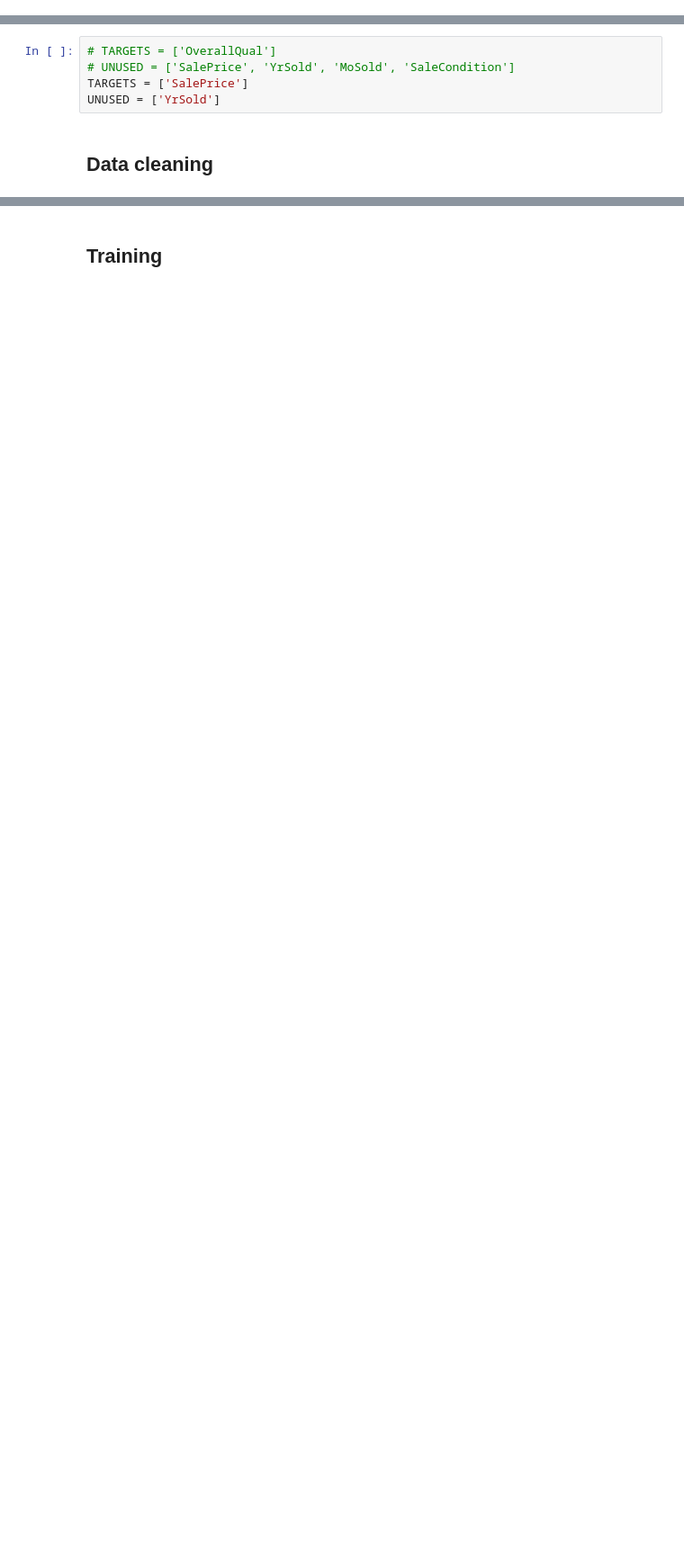
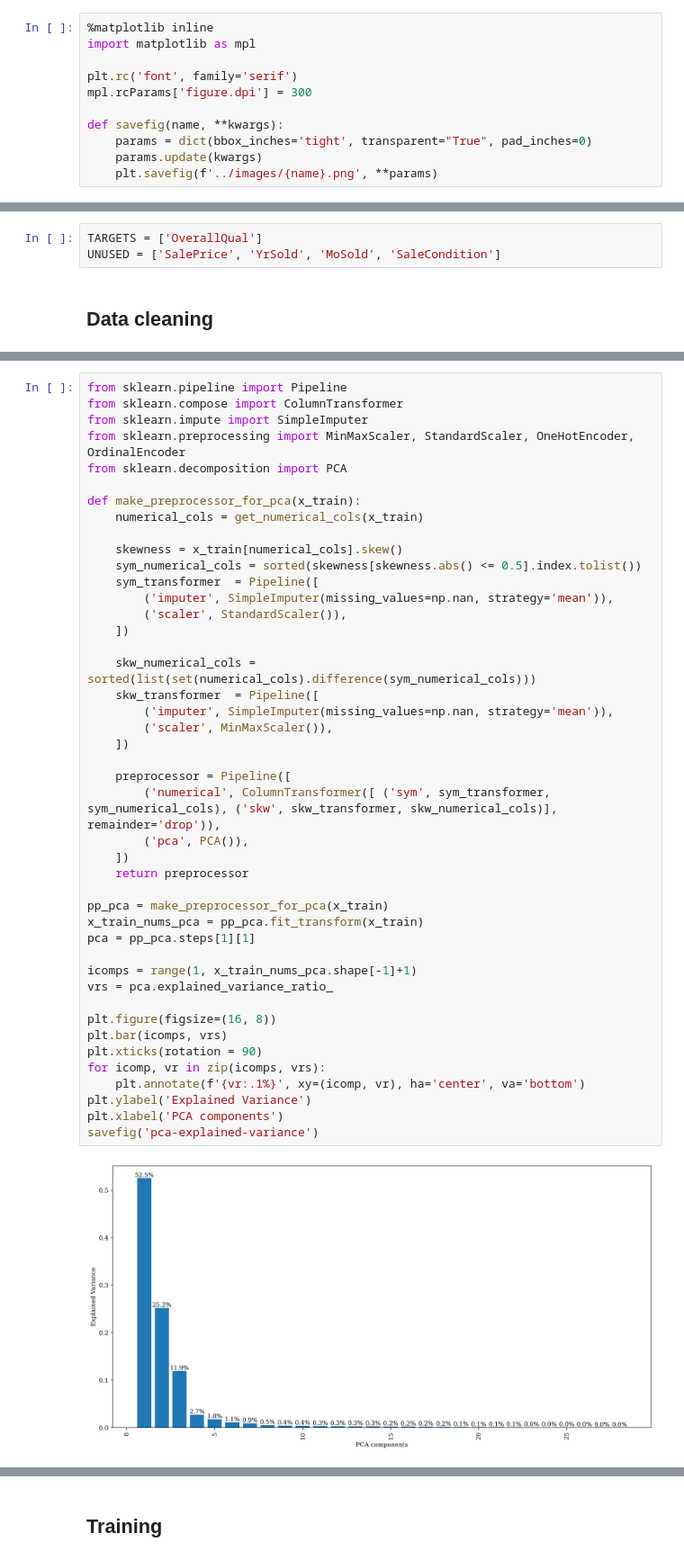
Before and after one commit to bdsaglam/di501, a Jupyter notebook: term-project/nbs/nb2-training.ipynb, the cells around one changed output, grey strips where cells are left out. Shown at 90% size. Saved outputs shown, nothing was run; the diff lists cells and outputs as text; blank space fills up the shorter version.

```diff
--- a/term-project/nbs/nb2-training.ipynb
+++ b/term-project/nbs/nb2-training.ipynb
@@ -21,6 +19,17 @@ import xgboost
 import shap
 
 np.random.seed(42)
+# %%
+%matplotlib inline
+import matplotlib as mpl
+
+plt.rc('font', family='serif')
+mpl.rcParams['figure.dpi'] = 300
+
+def savefig(name, **kwargs):
+    params = dict(bbox_inches='tight', transparent="True", pad_inches=0)
+    params.update(kwargs)
+    plt.savefig(f'../images/{name}.png', **params)
 # %% [markdown]
 ## Utilities
 # %%
@@ -47,8 +65,6 @@ def groupby(iterable, key_func, val_func=None):
 # %%
-# TARGETS = ['OverallQual']
-# UNUSED = ['SalePrice', 'YrSold', 'MoSold', 'SaleCondition']
-TARGETS = ['SalePrice']
-UNUSED = ['YrSold']
+TARGETS = ['OverallQual']
+UNUSED = ['SalePrice', 'YrSold', 'MoSold', 'SaleCondition']
 # %% [markdown]
 ## Data cleaning
 # %%
@@ -251,0 +283,46 @@ def prepare_dataset(dataf):
+# %%
+from sklearn.pipeline import Pipeline
+from sklearn.compose import ColumnTransformer
+from sklearn.impute import SimpleImputer
+from sklearn.preprocessing import MinMaxScaler, StandardScaler, OneHotEncoder, OrdinalEncoder
+from sklearn.decomposition import PCA
+
+def make_preprocessor_for_pca(x_train):
+    numerical_cols = get_numerical_cols(x_train)
+
+    skewness = x_train[numerical_cols].skew()
+    sym_numerical_cols = sorted(skewness[skewness.abs() <= 0.5].index.tolist())
+    sym_transformer  = Pipeline([
+        ('imputer', SimpleImputer(missing_values=np.nan, strategy='mean')),
+        ('scaler', StandardScaler()),
+    ])
+
+    skw_numerical_cols = sorted(list(set(numerical_cols).difference(sym_numerical_cols)))
+    skw_transformer  = Pipeline([
+        ('imputer', SimpleImputer(missing_values=np.nan, strategy='mean')),
+        ('scaler', MinMaxScaler()),
+    ])
+
+    preprocessor = Pipeline([
+        ('numerical', ColumnTransformer([ ('sym', sym_transformer, sym_numerical_cols), ('skw', skw_transformer, skw_numerical_cols)], remainder='drop')),
+        ('pca', PCA()),
+    ])
+    return preprocessor
+
+pp_pca = make_preprocessor_for_pca(x_train)
+x_train_nums_pca = pp_pca.fit_transform(x_train)
+pca = pp_pca.steps[1][1]
+
+icomps = range(1, x_train_nums_pca.shape[-1]+1)
+vrs = pca.explained_variance_ratio_
+
+plt.figure(figsize=(16, 8))
+plt.bar(icomps, vrs)
+plt.xticks(rotation = 90)
+for icomp, vr in zip(icomps, vrs):
+    plt.annotate(f'{vr:.1%}', xy=(icomp, vr), ha='center', va='bottom')
+plt.ylabel('Explained Variance')
+plt.xlabel('PCA components')
+savefig('pca-explained-variance')
+# %% [output]
+[figure, added]
```
Also changed, not shown: parts of 44 cells of this notebook, 11 other files.
